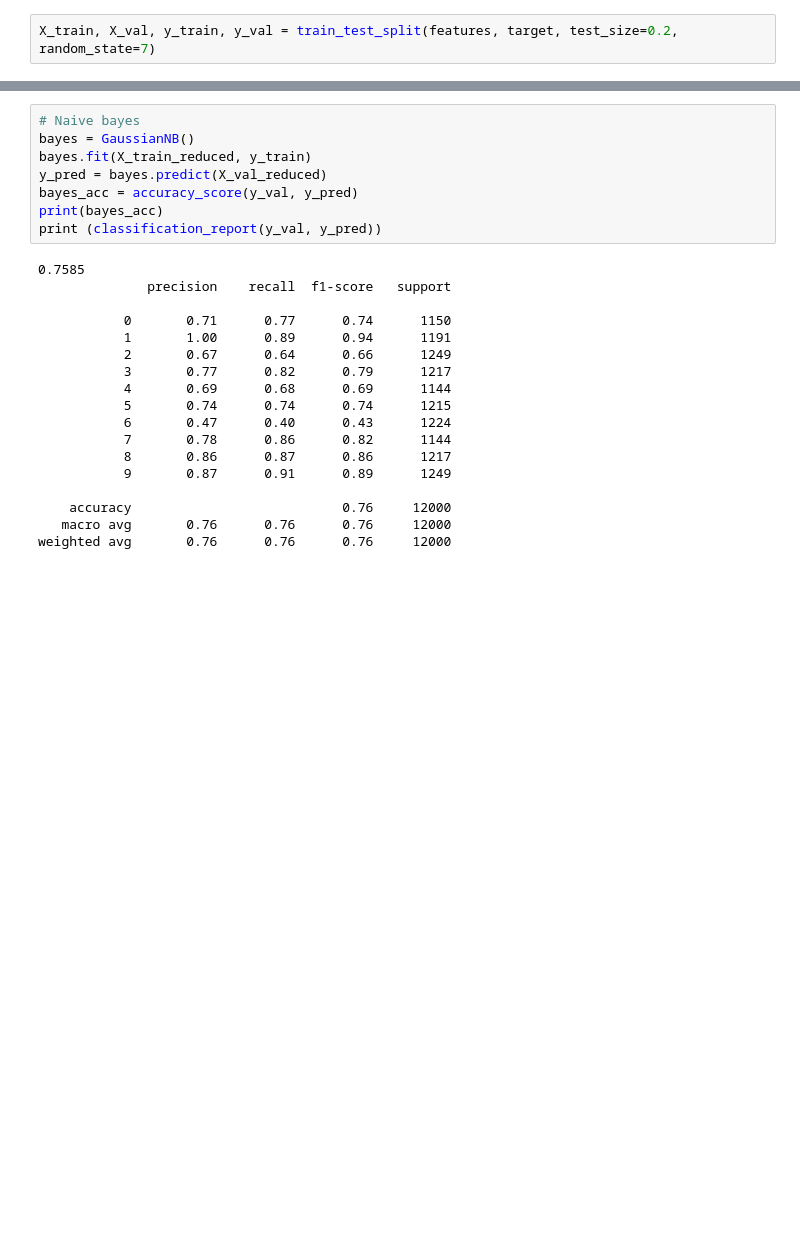
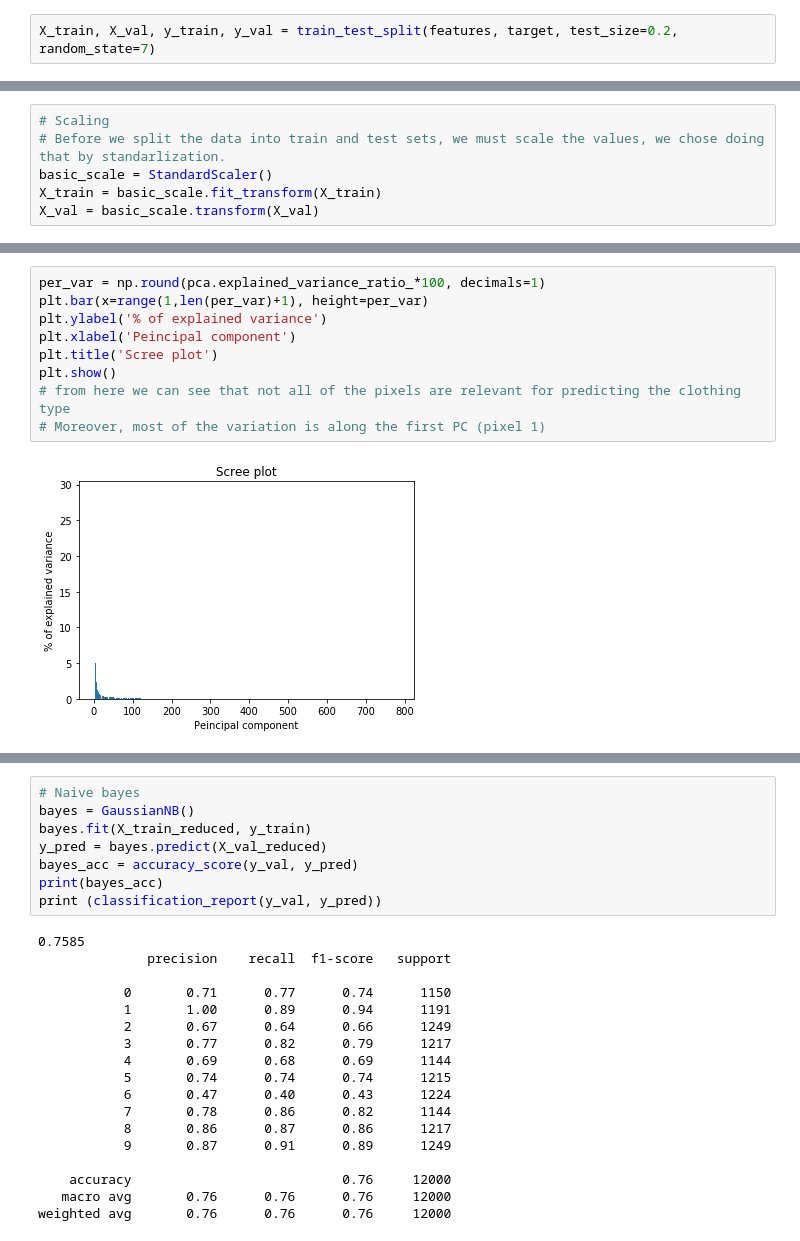
Before and after one commit to Matan-Shimon/Data-Visualization, a Jupyter notebook: Fashion Mnist.ipynb, the cells around one changed output, grey strips where cells are left out. Saved outputs shown, nothing was run; the diff lists cells and outputs as text; blank space fills up the shorter version.

```diff
--- a/Fashion Mnist.ipynb
+++ b/Fashion Mnist.ipynb
@@ -167,0 +173,6 @@ PCA()
+# %%
+# Scaling
+# Before we split the data into train and test sets, we must scale the values, we chose doing that by standarlization.
+basic_scale = StandardScaler()
+X_train = basic_scale.fit_transform(X_train)
+X_val = basic_scale.transform(X_val)
@@ -168,3 +190,14 @@ PCA()
+# %%
+per_var = np.round(pca.explained_variance_ratio_*100, decimals=1)
+plt.bar(x=range(1,len(per_var)+1), height=per_var)
+plt.ylabel('% of explained variance')
+plt.xlabel('Peincipal component')
+plt.title('Scree plot')
+plt.show()
+# from here we can see that not all of the pixels are relevant for predicting the clothing type
+# Moreover, most of the variation is along the first PC (pixel 1)
+# %% [output]
+[figure, added]
 # %%
 exp_var_cumul = np.cumsum(pca.explained_variance_ratio_)
 
```
Also changed, not shown: parts of 38 cells of this notebook.
